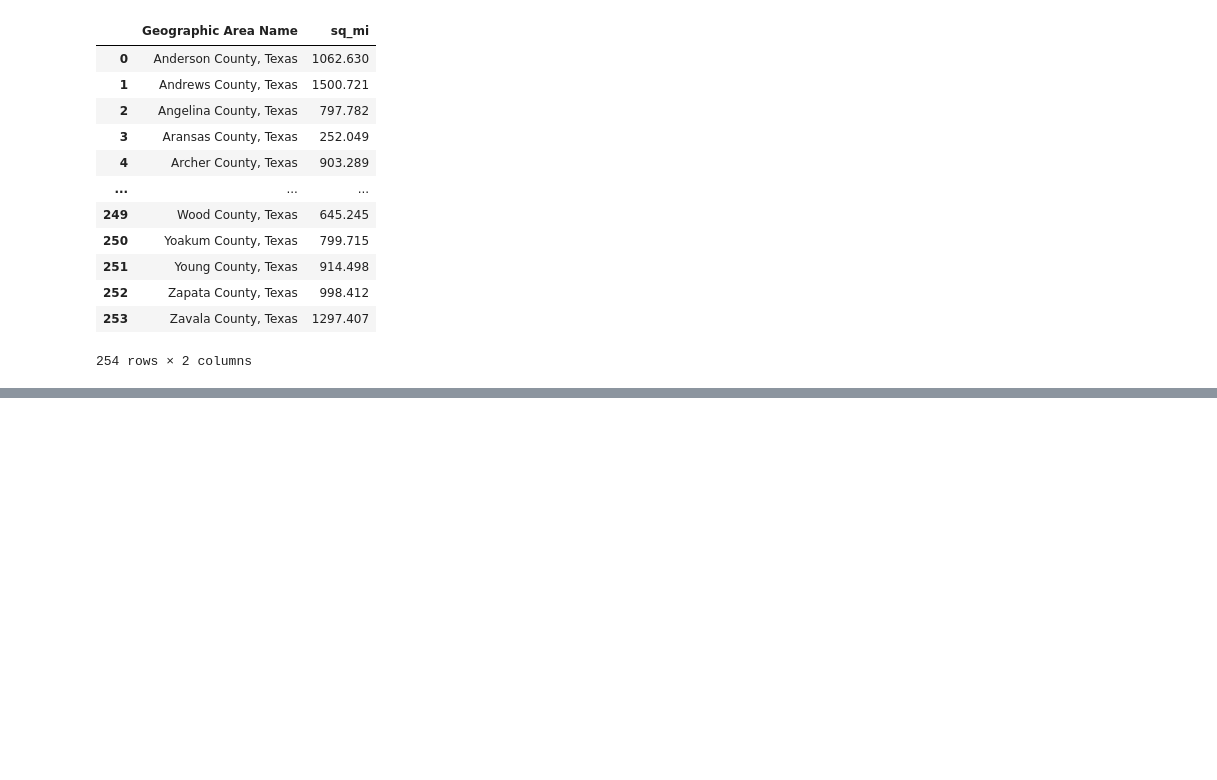
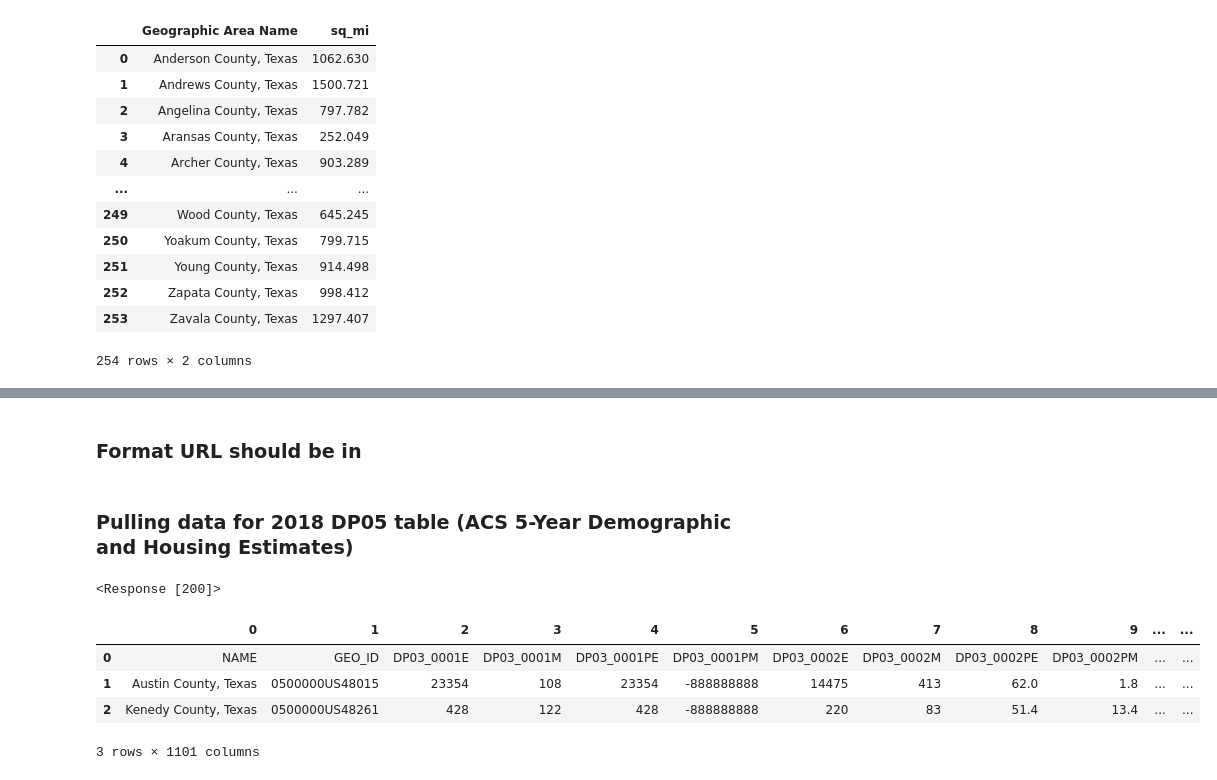
Before and after one commit to cxclark/covid19-analysis, a Jupyter notebook: code/01_census_api_data_collection.ipynb, the cells around one changed output, grey strips where cells are left out. Drawn from its saved outputs; the diff is of its cells as text; code cells hidden in the pictures; blank space fills up the shorter version.

```diff
--- a/code/01_census_api_data_collection.ipynb
+++ b/code/01_census_api_data_collection.ipynb
@@ -337,0 +347,2 @@ land.to_csv('../data/preprocessing/tx_area_cleaned.csv')
+# %% [markdown]
+### Format URL should be in
@@ -337,0 +351,28 @@ land.to_csv('../data/preprocessing/tx_area_cleaned.csv')
+# %% [markdown]
+### Pulling data for 2018 DP05 table (ACS 5-Year Demographic and Housing Estimates)
+# %%
+# Set base url
+url03 = 'https://api.census.gov/data/2018/acs/acs5/profile?'
+
+# Set params
+params03 = {
+    'get': 'group(DP03),NAME',
+    'for': 'county:*',
+    'in': 'state:48',
+    'key': 'abaab7067d6de5d6a0216fca0b8fca4e9015a87f'
+}
+
+# Make a request and display the response code.
+res03 = requests.get(url03,params03)
+res03
+# %% [output]
+<Response [200]>
+# %%
+df03 = pd.DataFrame(res03.json())
+df03.head(3)
+# %% [output]
+|  | 0 | 1 | 2 | 3 | 4 | 5 | 6 | 7 | 8 | 9 | ... | ... |
+| 0 | NAME | GEO_ID | DP03_0001E | DP03_0001M | DP03_0001PE | DP03_0001PM | DP03_0002E | DP03_0002M | DP03_0002PE | DP03_0002PM | ... | ... |
+| 1 | Austin County, Texas | 0500000US48015 | 23354 | 108 | 23354 | -888888888 | 14475 | 413 | 62.0 | 1.8 | ... | ... |
+| 2 | Kenedy County, Texas | 0500000US48261 | 428 | 122 | 428 | -888888888 | 220 | 83 | 51.4 | 13.4 | ... | ... |
+3 rows × 1101 columns
```
Also changed, not shown: parts of 37 cells of this notebook, 16 other files.
